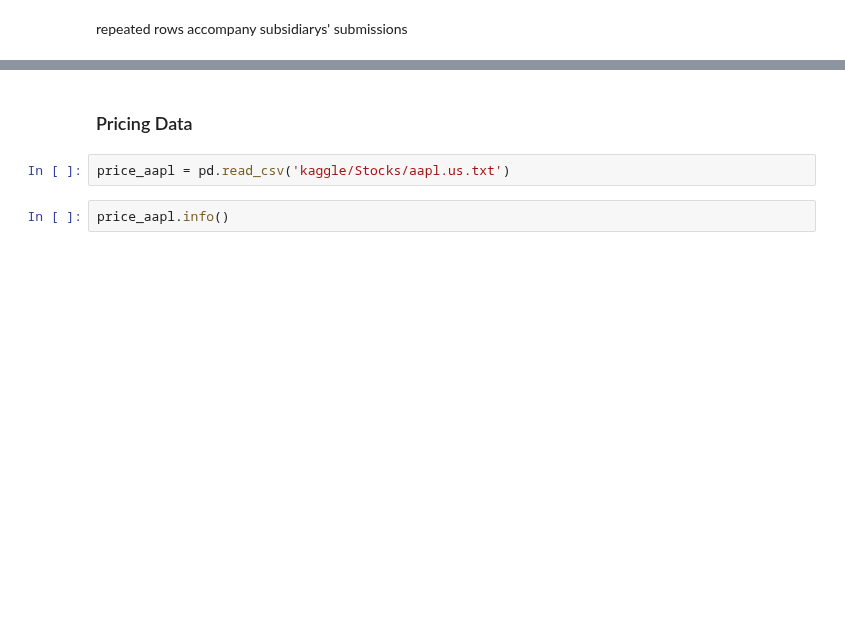
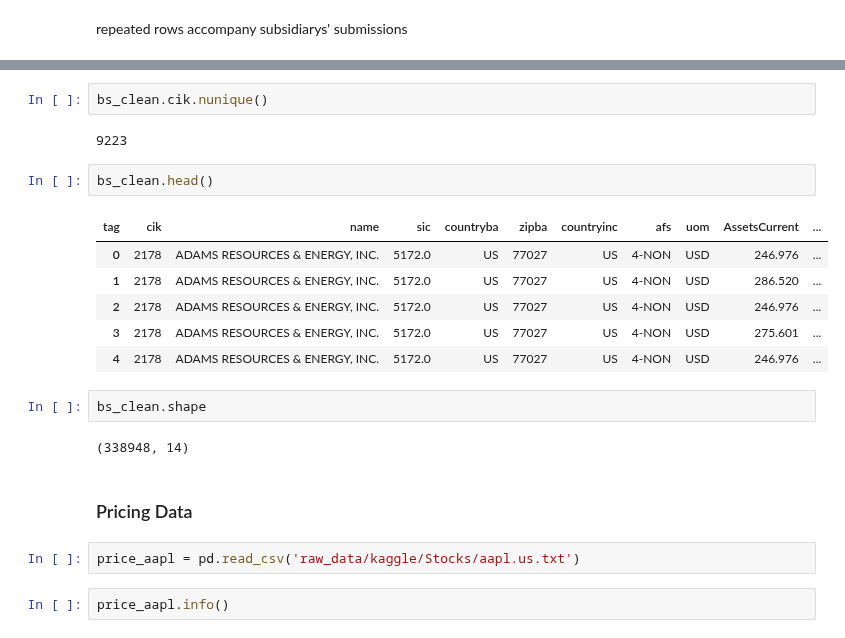
Before and after one commit to cnance09/Small-Cap-Scout, a Jupyter notebook: notebooks/Notebook_CN.ipynb, the cells around one changed output, grey strips where cells are left out. Drawn from its saved outputs; the diff is of its cells as text; blank space fills up the shorter version.

```diff
--- a/notebooks/Notebook_CN.ipynb
+++ b/notebooks/Notebook_CN.ipynb
@@ -238,7 +307,24 @@ items.to_csv('financial_statement_items.csv')
+# %%
+bs_clean.cik.nunique()
+# %% [output]
+9223
+# %%
+bs_clean.head()
+# %% [output]
+| tag | cik | name | sic | countryba | zipba | countryinc | afs | uom | AssetsCurrent | ... |
+| 0 | 2178 | ADAMS RESOURCES & ENERGY, INC. | 5172.0 | US | 77027 | US | 4-NON | USD | 246.976 | ... |
+| 1 | 2178 | ADAMS RESOURCES & ENERGY, INC. | 5172.0 | US | 77027 | US | 4-NON | USD | 286.520 | ... |
+| 2 | 2178 | ADAMS RESOURCES & ENERGY, INC. | 5172.0 | US | 77027 | US | 4-NON | USD | 246.976 | ... |
+| 3 | 2178 | ADAMS RESOURCES & ENERGY, INC. | 5172.0 | US | 77027 | US | 4-NON | USD | 275.601 | ... |
+| 4 | 2178 | ADAMS RESOURCES & ENERGY, INC. | 5172.0 | US | 77027 | US | 4-NON | USD | 246.976 | ... |
+# %%
+bs_clean.shape
+# %% [output]
+(338948, 14)
 # %% [markdown]
 ### Pricing Data
 # %%
-price_aapl = pd.read_csv('kaggle/Stocks/aapl.us.txt')
+price_aapl = pd.read_csv('raw_data/kaggle/Stocks/aapl.us.txt')
 # %%
 price_aapl.info()
 # %% [output]
```
Also changed, not shown: parts of 38 cells of this notebook, 9 other files.
